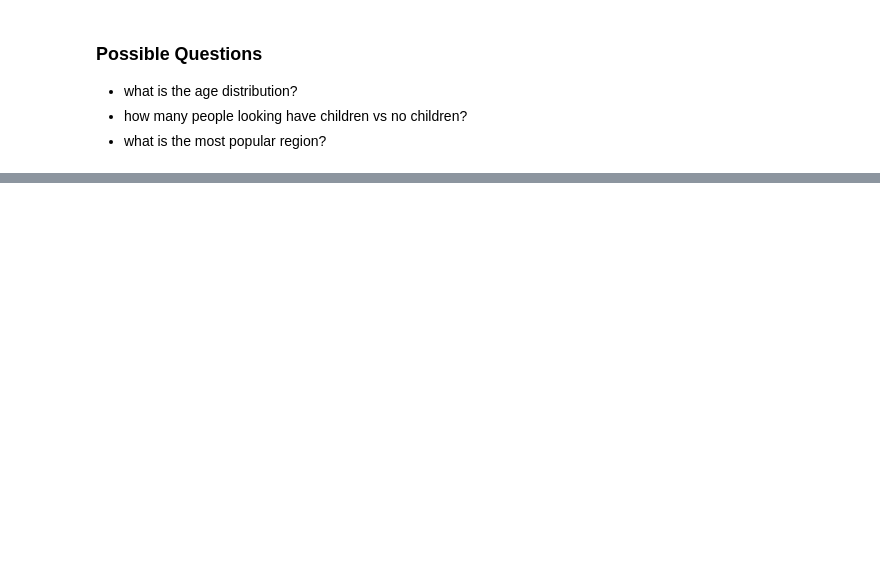
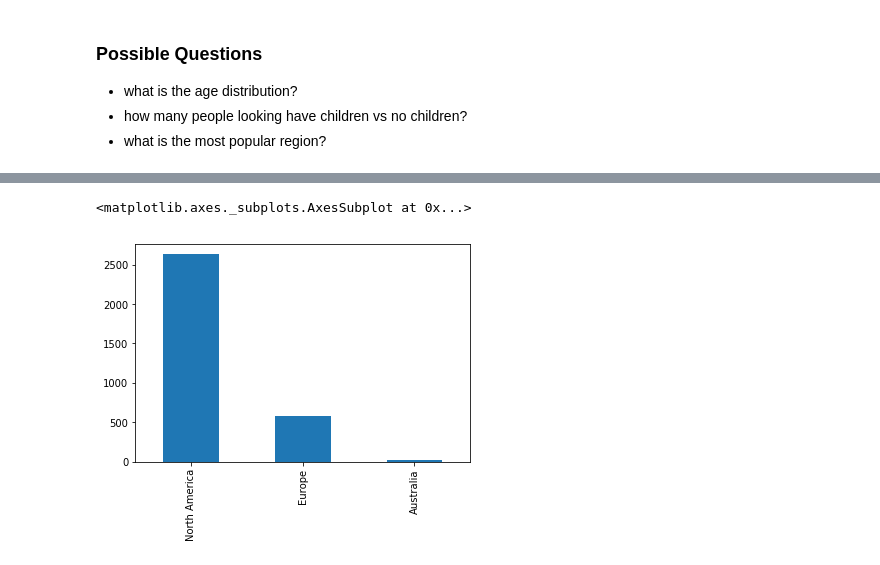
Before and after one commit to DecodedCo/data-insights-notebook, a Jupyter notebook: Holiday Booking Data Exploration.ipynb, the cells around one changed output, grey strips where cells are left out. Saved outputs shown, nothing was run; the diff lists cells and outputs as text; code cells hidden in the pictures; blank space fills up the shorter version.

```diff
--- a/Holiday Booking Data Exploration.ipynb
+++ b/Holiday Booking Data Exploration.ipynb
@@ -30,5 +47,8 @@ au.shape
 # %%
-sorted_by_region_looking = au['region_looking'].value_counts().sort_index()
+sorted_by_region_looking = au['Continent'].value_counts()
 sorted_by_region_looking.plot.bar()
+# %% [output]
+<matplotlib.axes._subplots.AxesSubplot at 0x...>
+[figure, added]
 # %%
 au['age'].value_counts().sort_index().plot.bar()
```
Also changed, not shown: parts of 12 cells of this notebook, 1 other file.
